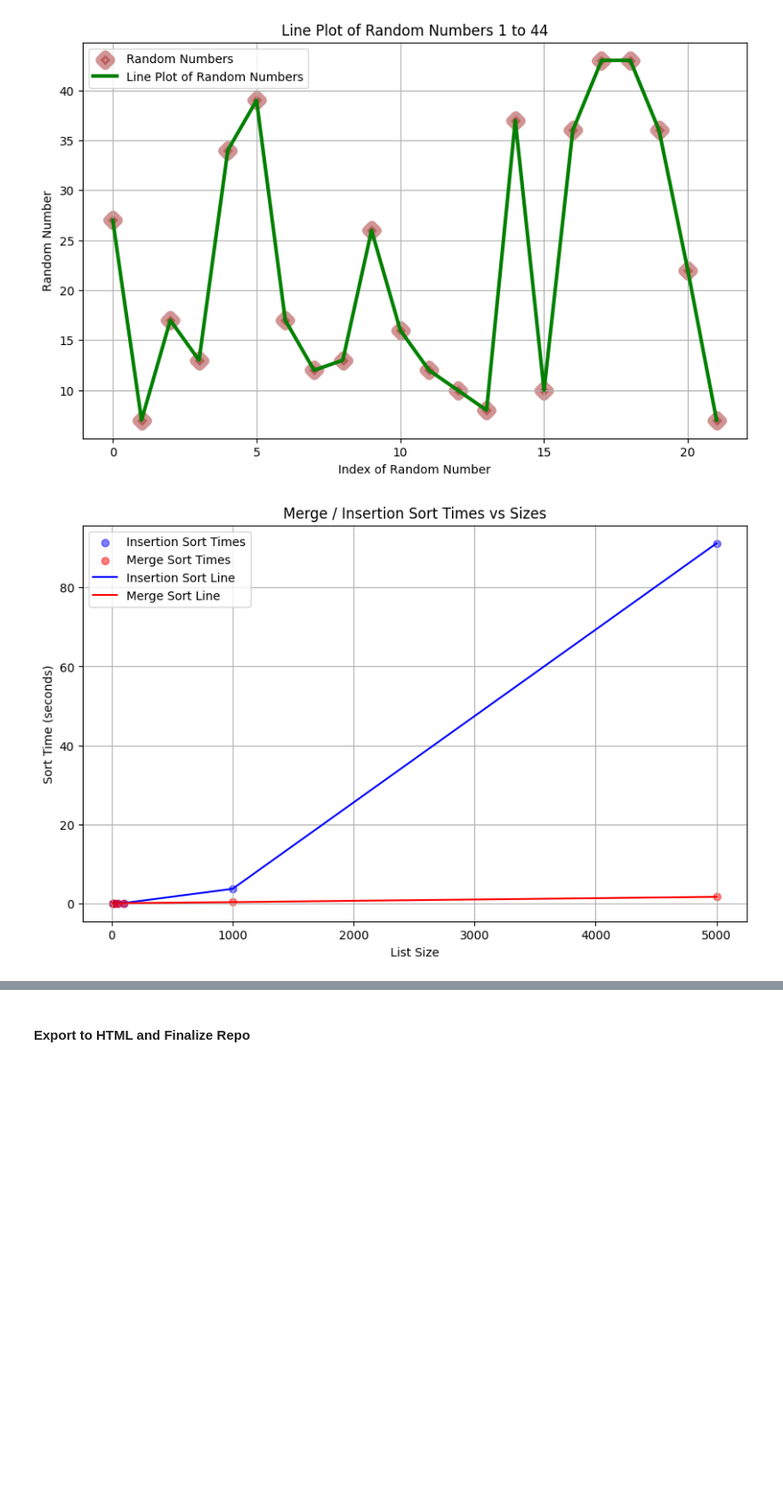
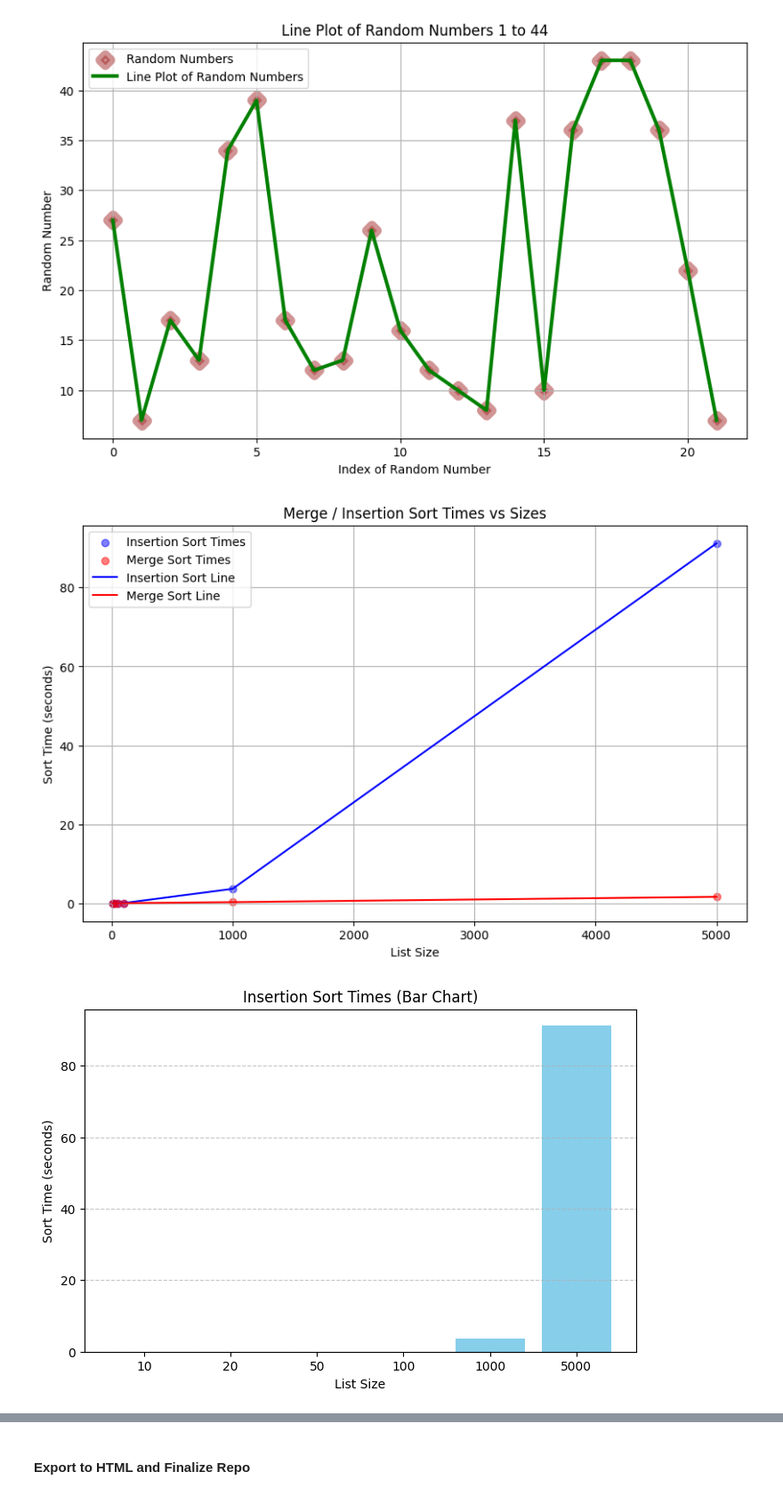
Before and after one commit to bjdawson23/pyplot, a Jupyter notebook: pyplot.ipynb, the cells around one changed output, grey strips where cells are left out. Shown at 89% size. Cells and saved outputs as stored; diff of their text form; code cells hidden in the pictures; blank space fills up the shorter version.

Commit message:
Updated notebook to show a bar chart and log-log chart for insertion sort times

```diff
--- a/pyplot.ipynb
+++ b/pyplot.ipynb
@@ -127,18 +127,39 @@ plt.show()
 # %%
 sizes = [10, 20, 50, 100, 1000, 5000]
 insertion_sort_times = [0.0010252999999999998, 0.0027026999999999954, 0.010147200000000002, 0.0381137, 3.6303399, 91.2180796]
 merge_sort_times = [0.00161889999999687, 0.003635600000009731, 0.0090655000000055, 0.020108000000007564, 0.2687474000000094, 1.6147050999999948]
 
 # Create a scatter plot of the insertion sort times based on the sizes
 plt.figure(figsize=(10, 6))
 plt.scatter(sizes, insertion_sort_times, color='blue', alpha=0.5, label='Insertion Sort Times')
 plt.scatter(sizes, merge_sort_times, color='red', alpha=0.5, label='Merge Sort Times')
 plt.plot(sizes, insertion_sort_times, color='blue', label='Insertion Sort Line')
 plt.plot(sizes, merge_sort_times, color='red', label='Merge Sort Line')
 plt.xlabel("List Size")
 plt.title("Merge / Insertion Sort Times vs Sizes")
 plt.ylabel("Sort Time (seconds)")
 plt.legend()
 plt.grid(True)
+
+# bar chart to show sort time for each list size
+plt.figure(figsize=(8, 5))
+plt.bar([str(size) for size in sizes], insertion_sort_times, color='skyblue')
+plt.xlabel("List Size")
+plt.ylabel("Sort Time (seconds)")
+plt.title("Insertion Sort Times (Bar Chart)")
+plt.grid(axis='y', linestyle='--', alpha=0.7)
+plt.show()
+
+# highlight the growth rate, use a log-log plot
+plt.figure(figsize=(8, 5))
+plt.plot(sizes, insertion_sort_times, marker='o', color='purple')
+plt.xscale('log')
+plt.yscale('log')
+plt.xlabel("List Size (log scale)")
+plt.ylabel("Sort Time (seconds, log scale)")
+plt.title("Insertion Sort Times (Log-Log Plot)")
+plt.grid(True, which="both", ls="--", alpha=0.7)
+plt.show()
 # %% [output]
 [figure]
+[figure, added]
```
Also changed, not shown: parts of 1 cell of this notebook.
